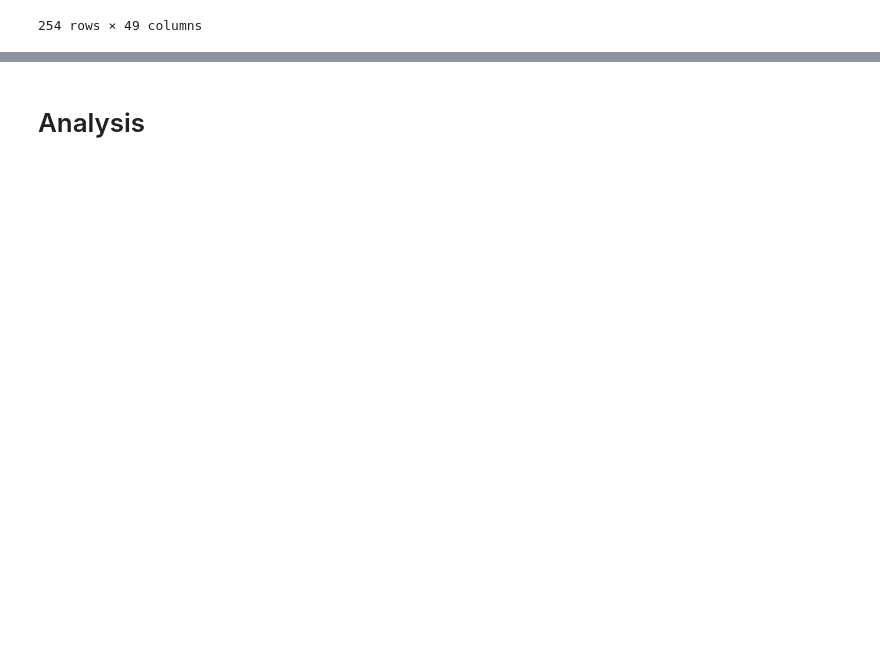
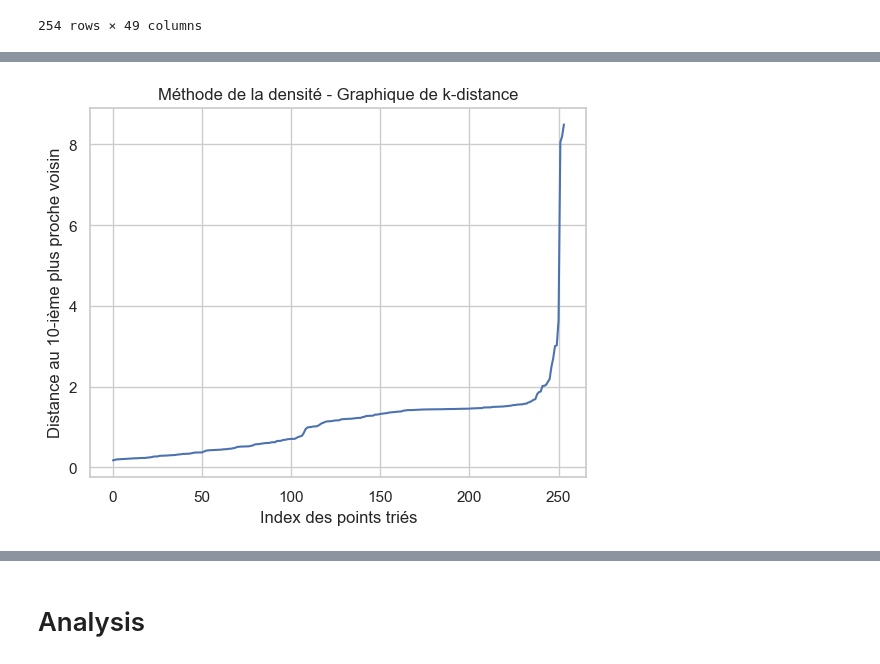
Before and after one commit to TheoCostes/SynchronizeRunningData, a Jupyter notebook: notebooks/2_create_analytics_visuals.ipynb, the cells around one changed output, grey strips where cells are left out. Saved outputs shown, nothing was run; the diff lists cells and outputs as text; code cells hidden in the pictures; blank space fills up the shorter version.

```diff
--- a/notebooks/2_create_analytics_visuals.ipynb
+++ b/notebooks/2_create_analytics_visuals.ipynb
@@ -35,4 +36,4 @@ df_lap = pd.read_csv(response['Body'])
 # %% [markdown]
 # Feature engineering
 # %%
-df_act
+df_act.loc[df_act['id'] == 10738727465,'prepa_id'] = 4
@@ -158,0 +377,24 @@ array(['Prépa MDP', 'COURSE : Semi - Boulogne', 'Prépa SEMI BOULOGNE',
+# %%
+import numpy as np
+import matplotlib.pyplot as plt
+from sklearn.cluster import DBSCAN
+from sklearn import datasets
+from sklearn.neighbors import NearestNeighbors
+
+
+# Calculer la distance au k-nearest neighbors pour chaque point
+k = 10  # Choisir un k approprié, peut nécessiter des tests
+neigh = NearestNeighbors(n_neighbors=k)
+neigh.fit(X)
+distances, _ = neigh.kneighbors(X)
+distance_to_kth_nearest_neighbor = distances[:, -1]
+
+# Trier les distances et les tracer
+sorted_distances = np.sort(distance_to_kth_nearest_neighbor)
+plt.plot(np.arange(len(sorted_distances)), sorted_distances)
+plt.xlabel('Index des points triés')
+plt.ylabel(f'Distance au {k}-ième plus proche voisin')
+plt.title(f'Méthode de la densité - Graphique de k-distance')
+plt.show()
+# %% [output]
+[figure, added]
```
Also changed, not shown: parts of 25 cells of this notebook.
